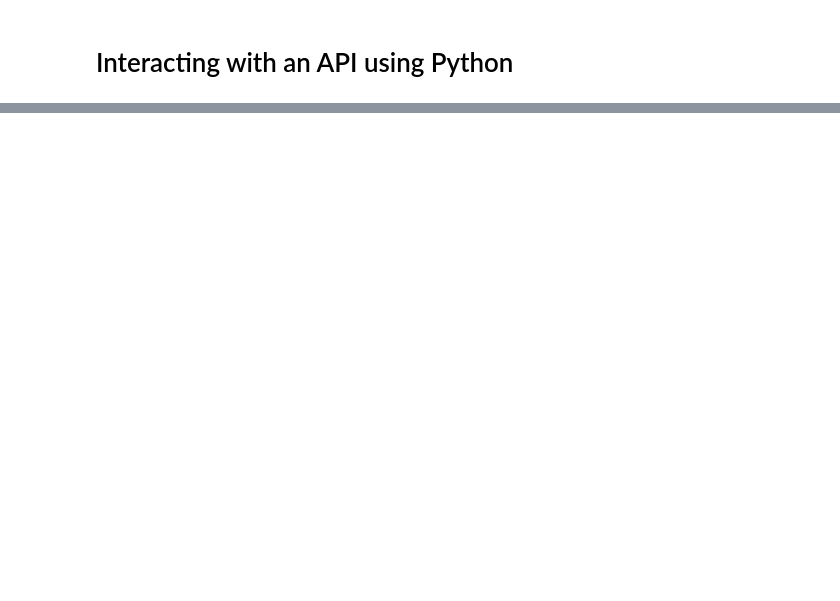
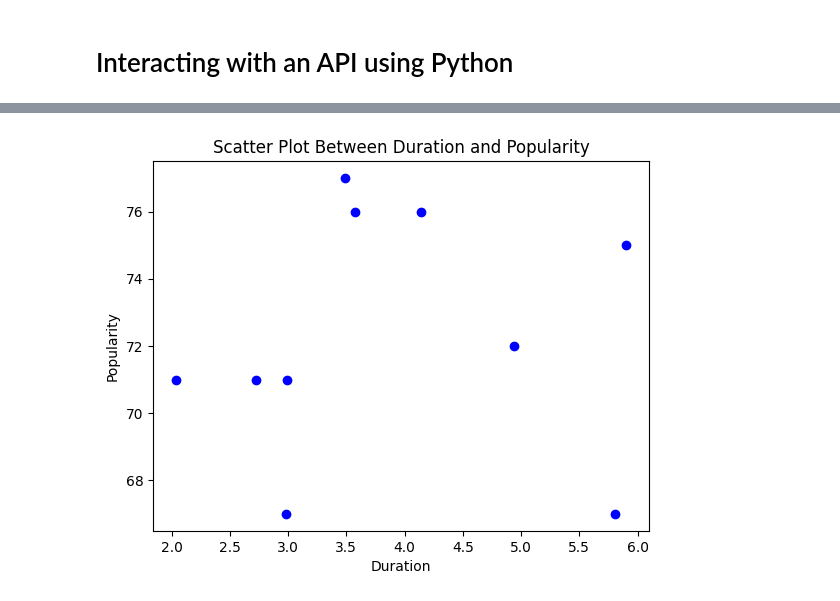
Before and after one commit to remelop03/interacting-with-api-python-project-tutorial, a Jupyter notebook: src/explore.ipynb, the cells around one changed output, grey strips where cells are left out. Cells and saved outputs as stored; diff of their text form; code cells hidden in the pictures; blank space fills up the shorter version.

Commit message:
scatter_plot

```diff
--- a/src/explore.ipynb
+++ b/src/explore.ipynb
@@ -19,0 +22,18 @@ ba762c4ee05d40c48ce2b0faac2df199 68c98f85510e4e8c9e1a0071087fffd3
+# %%
+spotify = spotipy.Spotify(client_credentials_manager=SpotifyClientCredentials(client_id=client_id, client_secret=client_secret))
+results = spotify.artist_top_tracks(artist_id)
+# %%
+songs = []
+popularity = []
+duration   = []
+
+for track in results['tracks']:
+    songs.append(track['name'])
+    popularity.append(track['popularity'])
+    duration.append(track['duration_ms']/(1000*60)%60)
+# %%
+df = pd.DataFrame()
+
+df['Song'] = songs
+df['Popularity'] = popularity
+df['Duration'] = duration
@@ -19,0 +67,3 @@ ba762c4ee05d40c48ce2b0faac2df199 68c98f85510e4e8c9e1a0071087fffd3
+# %%
+df = df.sort_values(by="Popularity", ascending=False).reset_index(drop=True)
+df
@@ -19,0 +82,14 @@ ba762c4ee05d40c48ce2b0faac2df199 68c98f85510e4e8c9e1a0071087fffd3
+# %%
+# Data
+x = df['Duration']
+y = df['Popularity']
+# Create the scatter plot
+plt.scatter(x, y, marker="o", color="blue")
+# Customize the chart
+plt.title("Scatter Plot Between Duration and Popularity")
+plt.xlabel("Duration")
+plt.ylabel("Popularity")
+# Display the chart
+plt.show()
+# %% [output]
+[figure, added]
```
Also changed, not shown: parts of 7 cells of this notebook, 1 other file.
